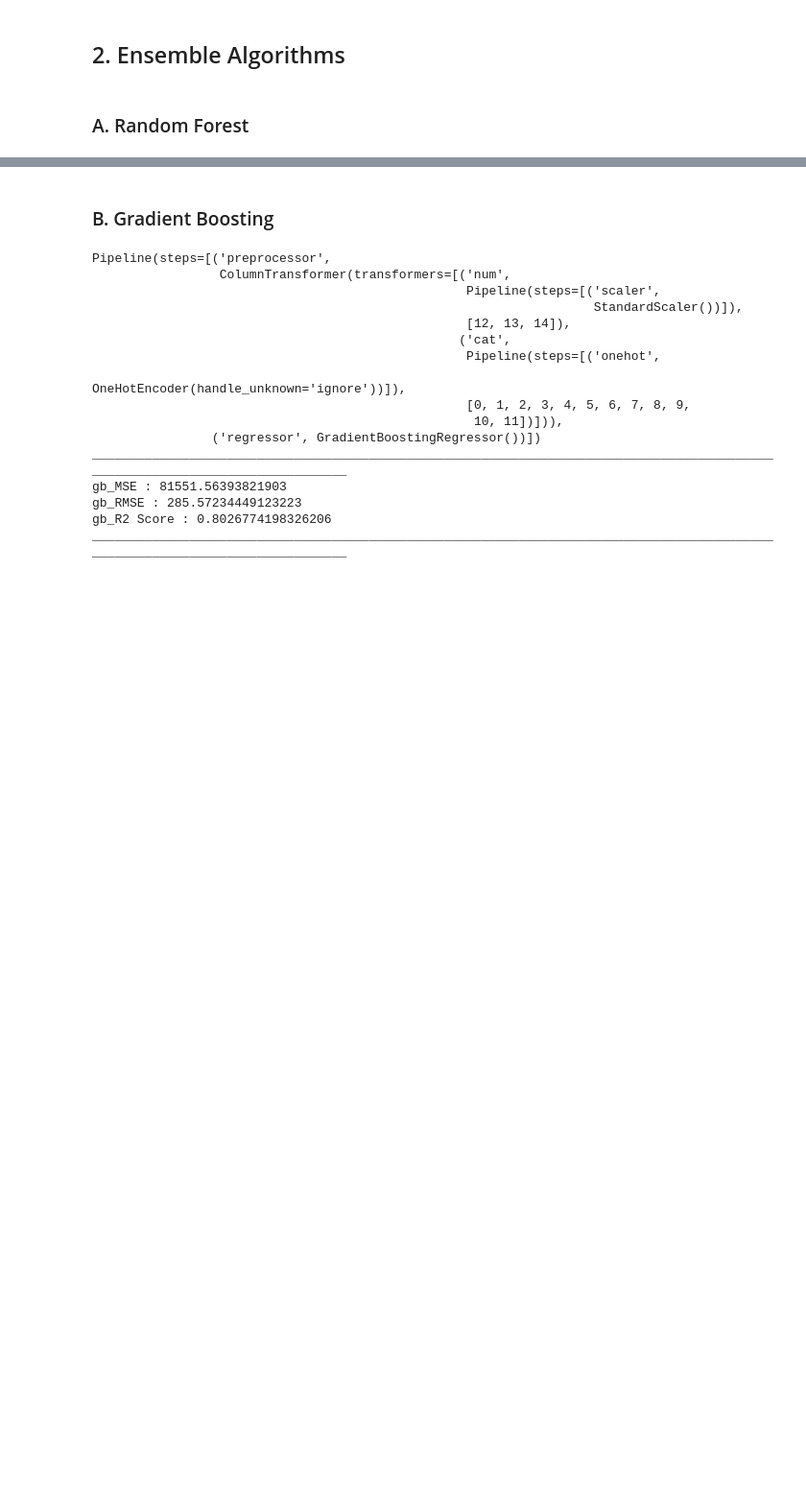
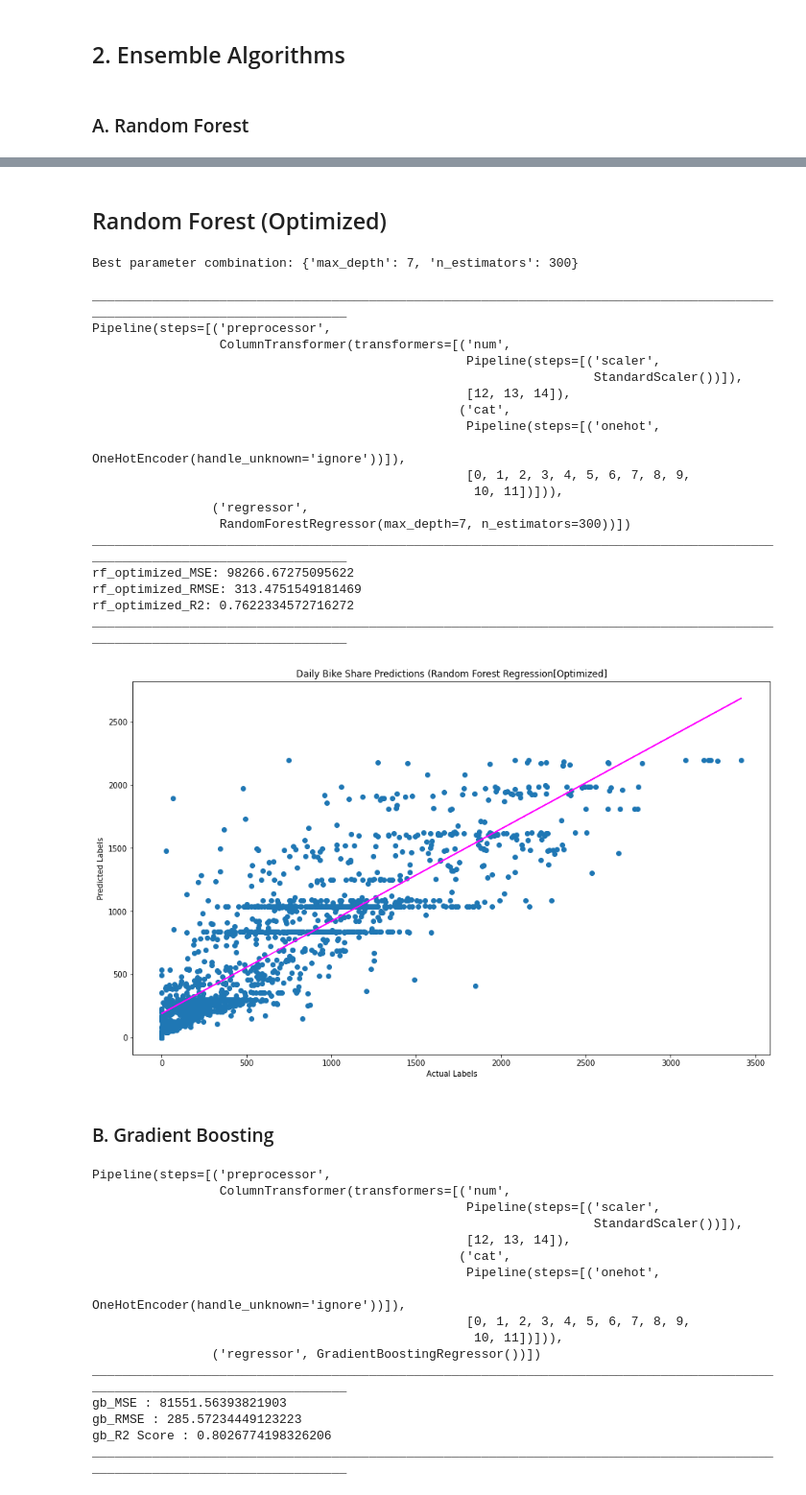
Before and after one commit to shubhpanchal/BikeSharing, a Jupyter notebook: Bike_Sharing_Demand_Prediction.ipynb, the cells around one changed output, grey strips where cells are left out. Shown at 96% size. Cells and saved outputs as stored; diff of their text form; code cells hidden in the pictures; blank space fills up the shorter version.

```diff
--- a/Bike_Sharing_Demand_Prediction.ipynb
+++ b/Bike_Sharing_Demand_Prediction.ipynb
@@ -695,3 +723,80 @@ ________________________________________________________________________________
+# %% [markdown]
+## Random Forest (Optimized)
+# %%
+model = 'Random Forest(Optimized)'
+models.append(model)
+
+alg = RandomForestRegressor()
+parameters = {
+    'n_estimators': [100, 150, 200, 250, 300],
+    'max_depth': [4,5,6,7],
+    'random_state':[1]}
+score = make_scorer(r2_score)
+rf_gridsearch = GridSearchCV(alg,parameters,scoring=score,cv=3, return_train_score=True)
+
+# Find the best hyperparameter combination to optimize the R2 metric
+rf_gsc_pipeline = Pipeline(steps=[('preprocessor',preprocessor),
+                                     ('regressor', rf_gridsearch)])
+rf_gsc_model = rf_gsc_pipeline.fit(X_train,(y_train))
+print("Best parameter combination:", rf_gridsearch.best_params_, "\n")
+
+# Get the best model
+rf_gridsearch_model=rf_gridsearch.best_estimator_
+print('_'*125)
+
+# Training the model with best optimizers
+rf_optimized_pipeline = Pipeline(steps=[('preprocessor',preprocessor),
+                                           ('regressor', rf_gridsearch_model)])
+rf_optimized_model = rf_optimized_pipeline.fit(X_train,(y_train))
+print(rf_optimized_model)
+print('_'*125)
+
+# Evaluate the model using the test data
+rf_optimized_predictions = rf_optimized_model.predict(X_test)
+rf_optimized_mse = mean_squared_error(y_test, rf_optimized_predictions)
+print("rf_optimized_MSE:", rf_optimized_mse)
+MSE.append(rf_optimized_mse)
+rf_optimized_rmse = np.sqrt(rf_optimized_mse)
+print("rf_optimized_RMSE:", rf_optimized_rmse)
+RMSE.append(rf_optimized_rmse)
+rf_optimized_r2 = r2_score(y_test, rf_optimized_predictions)
+print("rf_optimized_R2:", rf_optimized_r2)
+R_2.append(rf_optimized_r2)
+print('_'*125)
+
+# Plot predicted vs actual
+plt.figure(figsize=(15,9))
+plt.scatter(y_test, rf_optimized_predictions)
+plt.xlabel('Actual Labels')
+plt.ylabel('Predicted Labels')
+plt.title('Daily Bike Share Predictions (Random Forest Regression[Optimized]')
+# overlay the regression line
+z = np.polyfit(y_test, rf_optimized_predictions, 1)
+p = np.poly1d(z)
+plt.plot(y_test,p(y_test), color='magenta')
+plt.show()
+# %% [output]
+Best parameter combination: {'max_depth': 7, 'n_estimators': 300}
+
+_____________________________________________________________________________________________________________________________
+Pipeline(steps=[('preprocessor',
+                 ColumnTransformer(transformers=[('num',
+                                                  Pipeline(steps=[('scaler',
+                                                                   StandardScaler())]),
+                                                  [12, 13, 14]),
+                                                 ('cat',
+                                                  Pipeline(steps=[('onehot',
+                                                                   OneHotEncoder(handle_unknown='ignore'))]),
+                                                  [0, 1, 2, 3, 4, 5, 6, 7, 8, 9,
+                                                   10, 11])])),
+                ('regressor',
+                 RandomForestRegressor(max_depth=7, n_estimators=300))])
+_____________________________________________________________________________________________________________________________
+rf_optimized_MSE: 98266.67275095622
+rf_optimized_RMSE: 313.4751549181469
+rf_optimized_R2: 0.7622334572716272
+_____________________________________________________________________________________________________________________________
+[figure, added]
 # %% [markdown]
 ### B. Gradient Boosting
 # %%
```
Also changed, not shown: parts of 10 cells of this notebook.
